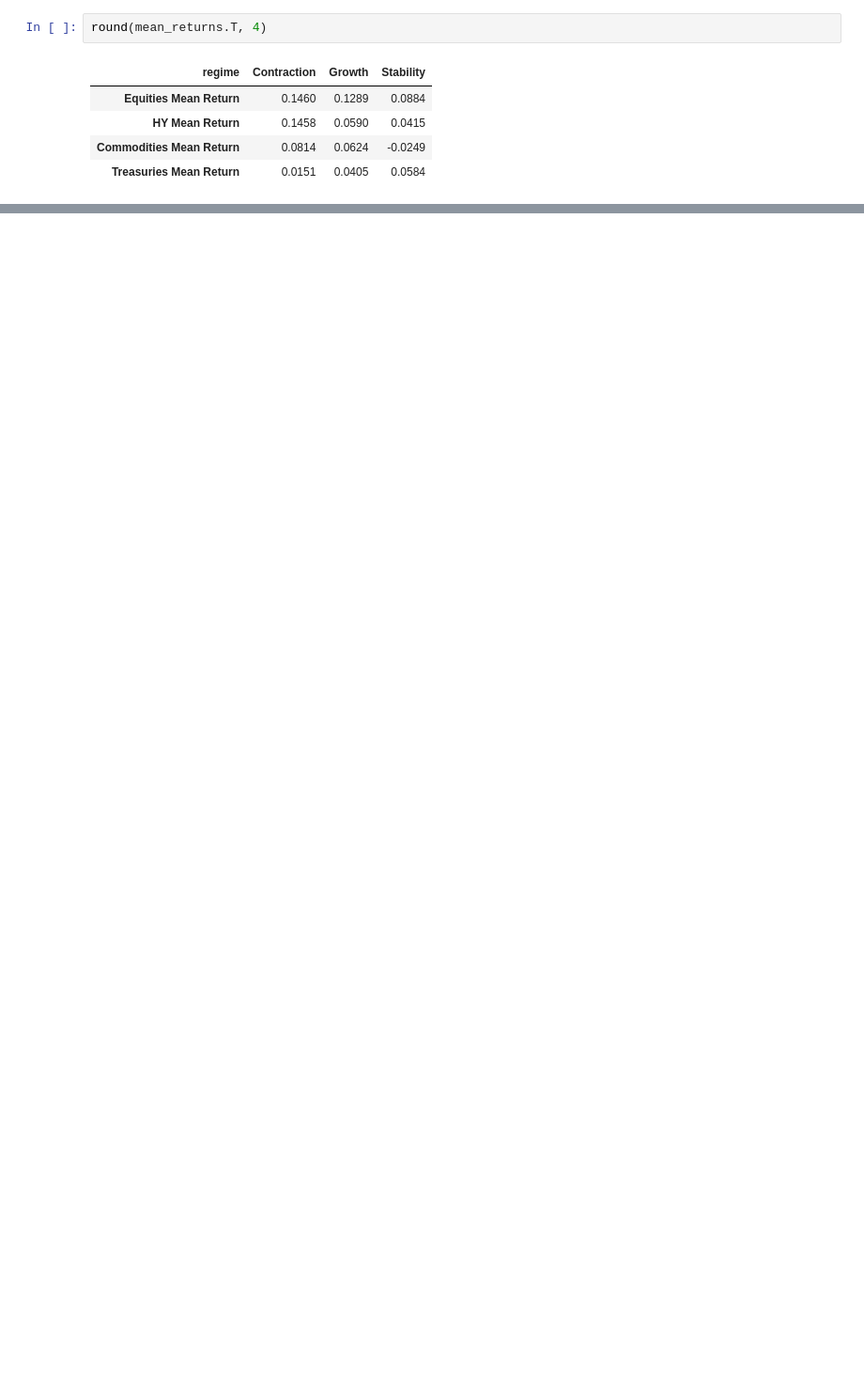
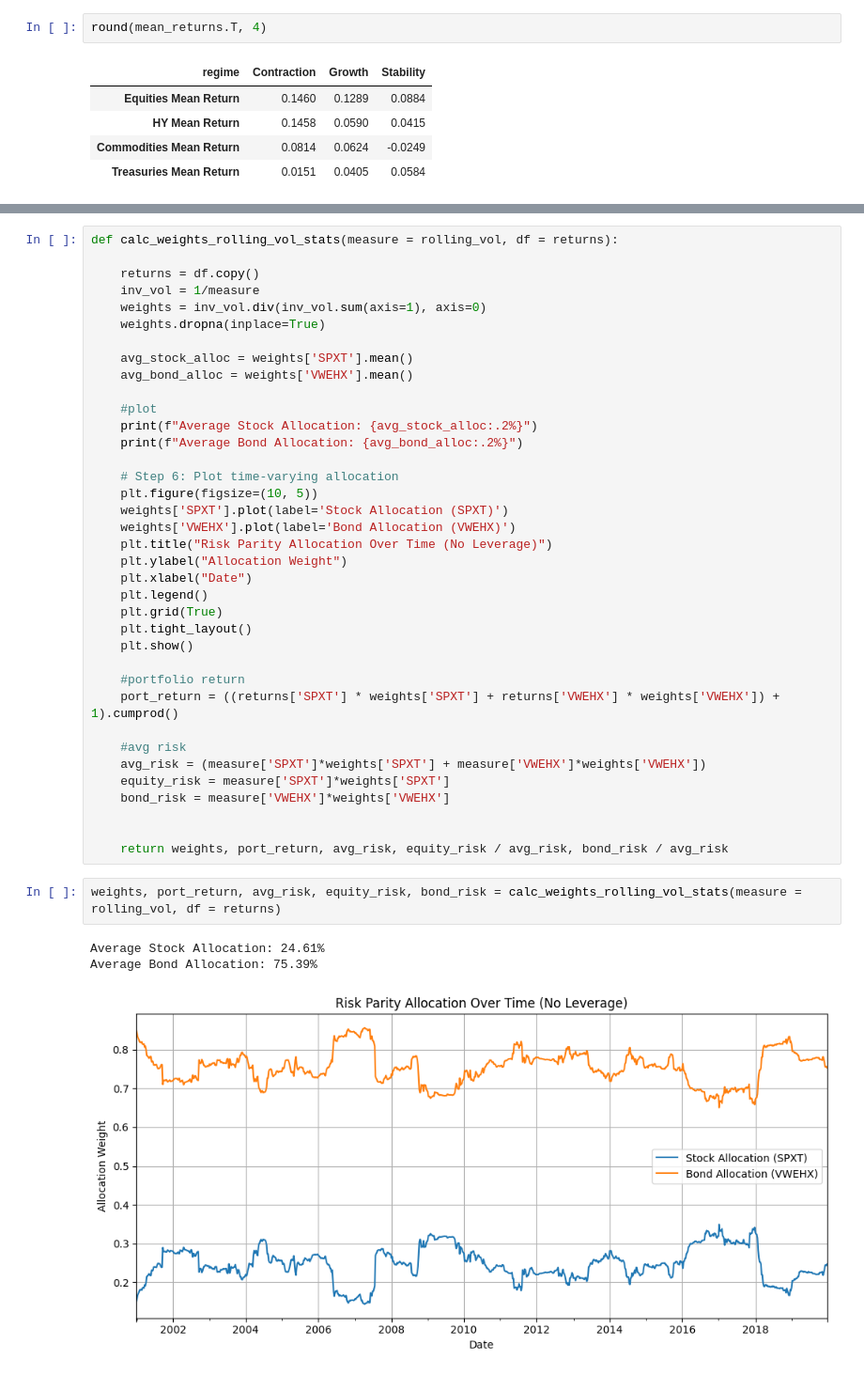
Before and after one commit to Kunj121/MacroFinance_HW2, a Jupyter notebook: ps2_all_parts.ipynb, the cells around one changed output, grey strips where cells are left out. Shown at 94% size. Cells and saved outputs as stored; diff of their text form; blank space fills up the shorter version.

```diff
--- a/ps2_all_parts.ipynb
+++ b/ps2_all_parts.ipynb
@@ -719,0 +812,43 @@ round(mean_returns.T, 4)
+# %%
+def calc_weights_rolling_vol_stats(measure = rolling_vol, df = returns):
+
+    returns = df.copy()
+    inv_vol = 1/measure
+    weights = inv_vol.div(inv_vol.sum(axis=1), axis=0)
+    weights.dropna(inplace=True)
+
+    avg_stock_alloc = weights['SPXT'].mean()
+    avg_bond_alloc = weights['VWEHX'].mean()
+
+    #plot
+    print(f"Average Stock Allocation: {avg_stock_alloc:.2%}")
+    print(f"Average Bond Allocation: {avg_bond_alloc:.2%}")
+
+    # Step 6: Plot time-varying allocation
+    plt.figure(figsize=(10, 5))
+    weights['SPXT'].plot(label='Stock Allocation (SPXT)')
+    weights['VWEHX'].plot(label='Bond Allocation (VWEHX)')
+    plt.title("Risk Parity Allocation Over Time (No Leverage)")
+    plt.ylabel("Allocation Weight")
+    plt.xlabel("Date")
+    plt.legend()
+    plt.grid(True)
+    plt.tight_layout()
+    plt.show()
+
+    #portfolio return
+    port_return = ((returns['SPXT'] * weights['SPXT'] + returns['VWEHX'] * weights['VWEHX']) + 1).cumprod()
+
+    #avg risk
+    avg_risk = (measure['SPXT']*weights['SPXT'] + measure['VWEHX']*weights['VWEHX'])
+    equity_risk = measure['SPXT']*weights['SPXT']
+    bond_risk = measure['VWEHX']*weights['VWEHX']
+
+
+    return weights, port_return, avg_risk, equity_risk / avg_risk, bond_risk / avg_risk
+# %%
+weights, port_return, avg_risk, equity_risk, bond_risk = calc_weights_rolling_vol_stats(measure = rolling_vol, df = returns)
+# %% [output]
+Average Stock Allocation: 24.61%
+Average Bond Allocation: 75.39%
+[figure, added]
```
Also changed, not shown: parts of 27 cells of this notebook.
